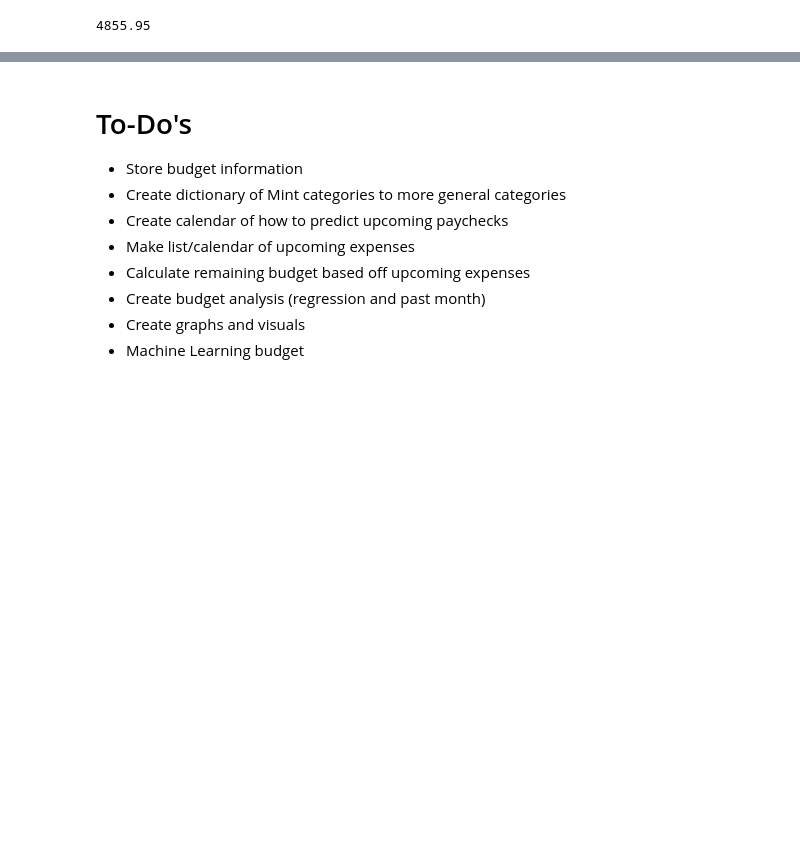
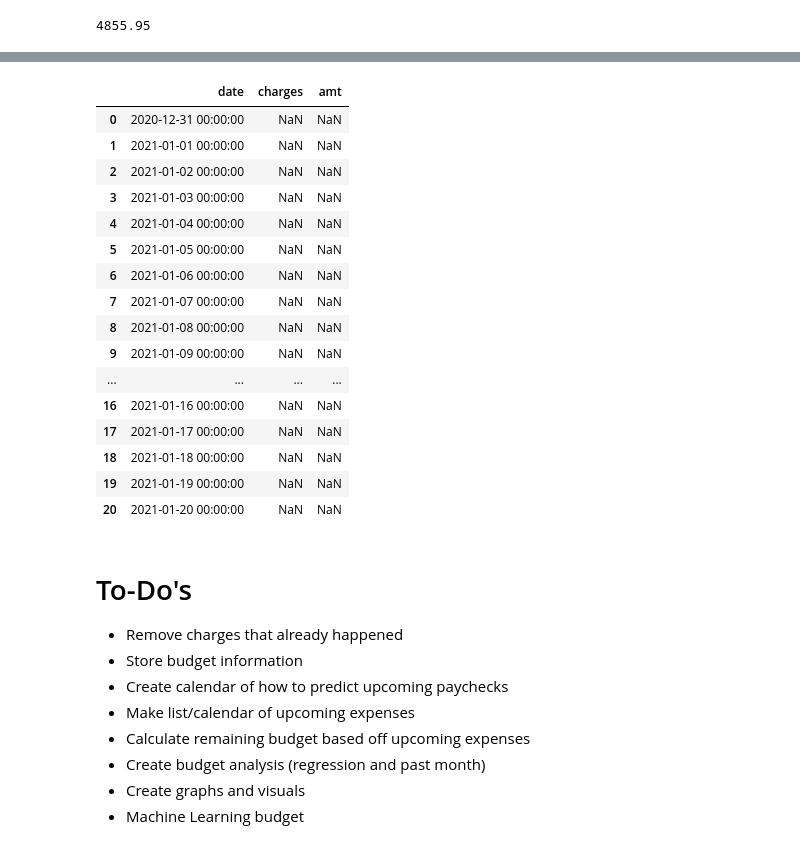
Before and after one commit to TrellixVulnTeam/budget_IX2A, a Jupyter notebook: test.ipynb, the cells around one changed output, grey strips where cells are left out. Drawn from its saved outputs; the diff is of its cells as text; code cells hidden in the pictures; blank space fills up the shorter version.

Commit message:
added basic date functions

```diff
--- a/test.ipynb
+++ b/test.ipynb
@@ -158,0 +173,25 @@ for index, row in budget_temp.iterrows():
+# %%
+bills = pd.read_csv('bills.csv')
+bills['recur_date'] = pd.to_datetime(bills['recur_date'])
+# %%
+from dateutil.rrule import rrule, DAILY, WEEKLY, MONTHLY
+
+for index, row in bills.iterrows():
+    recur = bills.loc[index, 'recurrence']
+    recur_date = bills.loc[index, 'recur_date']
+    if recur == 'bi-weekly':
+        temp_schedule = rrule(WEEKLY, dtstart=recur_date, count=52, interval=2)
+    elif recur == 'monthly':
+        temp_schedule = rrule(MONTHLY, dtstart=recur_date, count=24, interval=1)
+    elif recur == 'yearly':
+        temp_schedule = rrule(MONTHLY, dtstart=recur_date, count=4, interval=12)
+    else:
+        sys.exit('Recurrance type not defined')
+    for each in temp_schedule:
+        if each.date() >= (datetime.now() - timedelta(days=7)).date():
+            bills.loc[index, 'recur_date'] = each.date()
+            break
+        else:
+            pass
+
+bills
@@ -160,0 +211,9 @@ budget_analysis.to_csv('test.csv')
+# %%
+last_next_28 = rrule(DAILY, dtstart=(datetime.now() - timedelta(days=7)).date(), count=28, interval=1)
+last_7_df = pd.DataFrame(columns=['date', 'charges', 'amt'])
+next_21_df = pd.DataFrame(columns=['date', 'charges', 'amt'])
+for index, each in enumerate(last_next_28):
+    if index <= 6:
+        last_7_df.loc[index, 'date'] = each
+    else:
+        next_21_df.loc[index - 7, 'date'] = each
@@ -161,7 +231,27 @@ budget_analysis.to_csv('test.csv')
+# %%
+next_21_df
+# %% [output]
+|  | date | charges | amt |
+| 0 | 2020-12-31 00:00:00 | NaN | NaN |
+| 1 | 2021-01-01 00:00:00 | NaN | NaN |
+| 2 | 2021-01-02 00:00:00 | NaN | NaN |
+| 3 | 2021-01-03 00:00:00 | NaN | NaN |
+| 4 | 2021-01-04 00:00:00 | NaN | NaN |
+| 5 | 2021-01-05 00:00:00 | NaN | NaN |
+| 6 | 2021-01-06 00:00:00 | NaN | NaN |
+| 7 | 2021-01-07 00:00:00 | NaN | NaN |
+| 8 | 2021-01-08 00:00:00 | NaN | NaN |
+| 9 | 2021-01-09 00:00:00 | NaN | NaN |
+| ... | ... | ... | ... |
+| 16 | 2021-01-16 00:00:00 | NaN | NaN |
+| 17 | 2021-01-17 00:00:00 | NaN | NaN |
+| 18 | 2021-01-18 00:00:00 | NaN | NaN |
+| 19 | 2021-01-19 00:00:00 | NaN | NaN |
+| 20 | 2021-01-20 00:00:00 | NaN | NaN |
 # %% [markdown]
 # To-Do's
+- Remove charges that already happened
 - Store budget information
-- Create dictionary of Mint categories to more general categories
 - Create calendar of how to predict upcoming paychecks
 - Make list/calendar of upcoming expenses
 - Calculate remaining budget based off upcoming expenses
```
Also changed, not shown: parts of 10 cells of this notebook, 5 other files.
